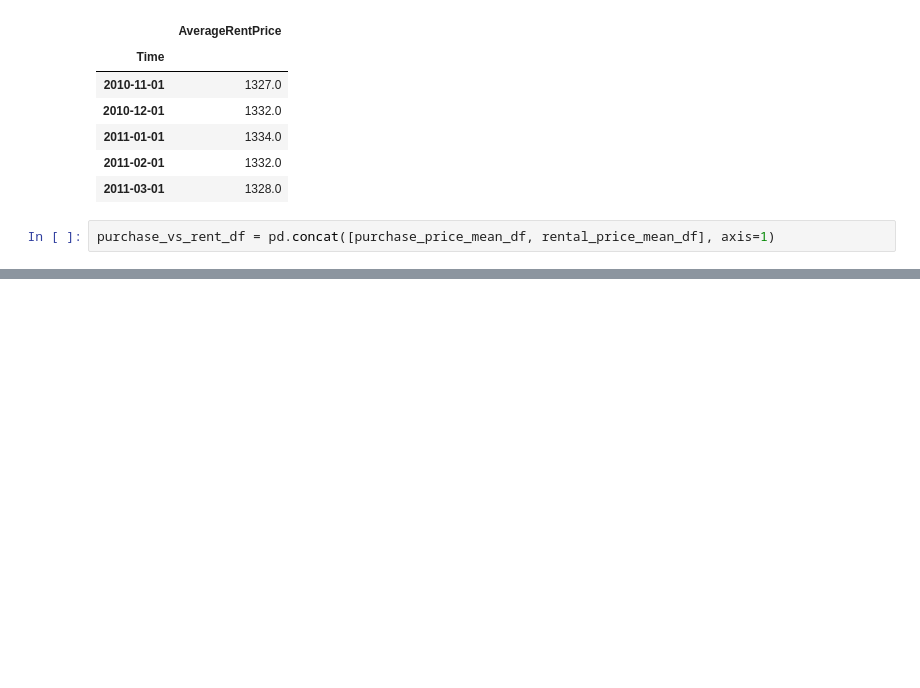
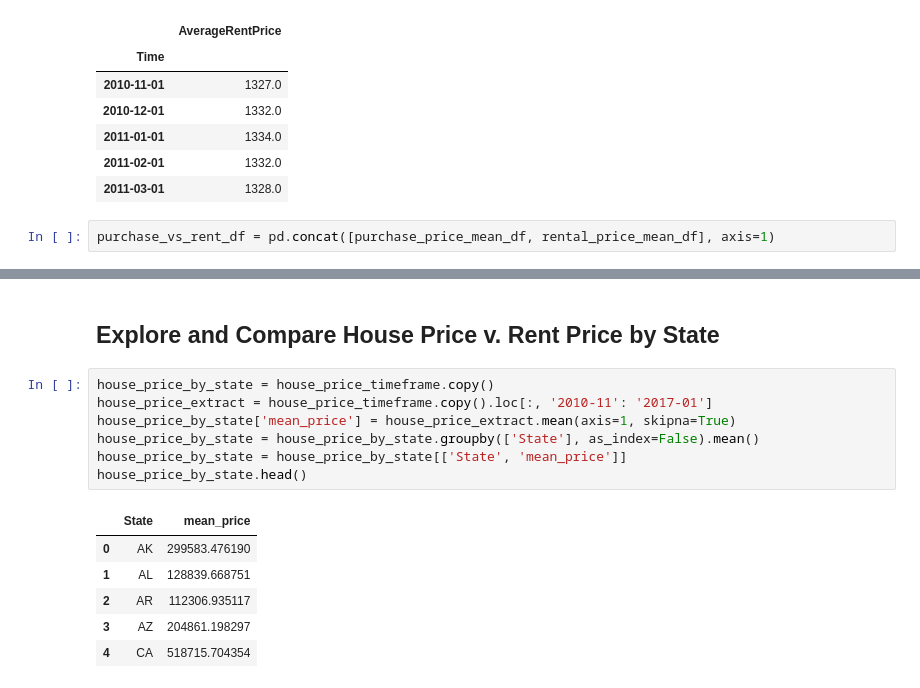
Before and after one commit to psylanrex/notebooks, a Jupyter notebook: Home_purchase_vs_rent.ipynb, the cells around one changed output, grey strips where cells are left out. Cells and saved outputs as stored; diff of their text form; blank space fills up the shorter version.

```diff
--- a/Home_purchase_vs_rent.ipynb
+++ b/Home_purchase_vs_rent.ipynb
@@ -230,0 +235,16 @@ array([<matplotlib.axes._subplots.AxesSubplot object at 0x...>,
+# %% [markdown]
+## Explore and Compare House Price v. Rent Price by State
+# %%
+house_price_by_state = house_price_timeframe.copy()
+house_price_extract = house_price_timeframe.copy().loc[:, '2010-11': '2017-01']
+house_price_by_state['mean_price'] = house_price_extract.mean(axis=1, skipna=True)
+house_price_by_state = house_price_by_state.groupby(['State'], as_index=False).mean()
+house_price_by_state = house_price_by_state[['State', 'mean_price']]
+house_price_by_state.head()
+# %% [output]
+|  | State | mean_price |
+| 0 | AK | 299583.476190 |
+| 1 | AL | 128839.668751 |
+| 2 | AR | 112306.935117 |
+| 3 | AZ | 204861.198297 |
+| 4 | CA | 518715.704354 |
```
Also changed, not shown: parts of 20 cells of this notebook.
